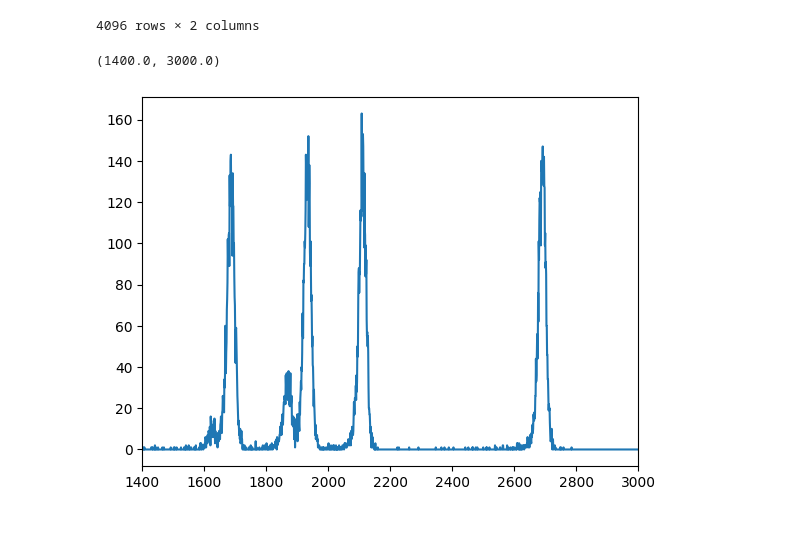
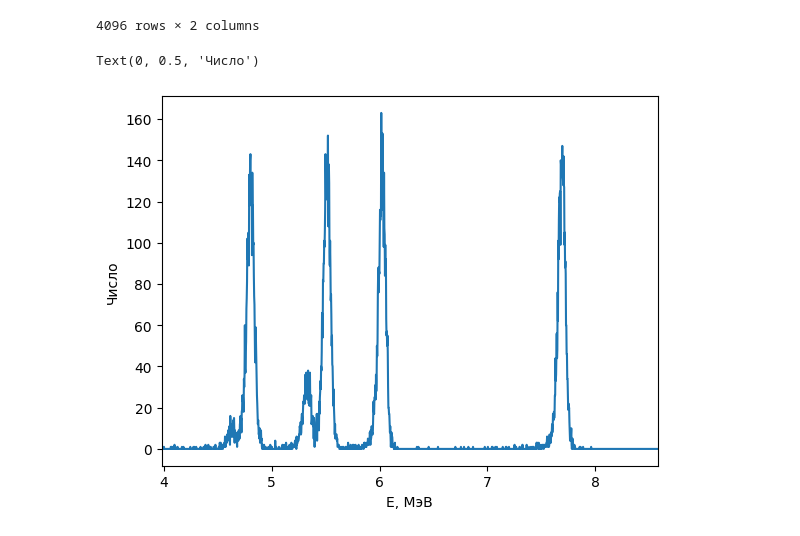
Before and after one commit to 4EFI/MIPT-Labs, a Jupyter notebook: 5_sem/Lab_5.5.2/calc/calc.ipynb, the cells around one changed output. Drawn from its saved outputs; the diff is of its cells as text; code cells hidden in the pictures.

```diff
--- a/5_sem/Lab_5.5.2/calc/calc.ipynb
+++ b/5_sem/Lab_5.5.2/calc/calc.ipynb
@@ -12,3 +14,23 @@ library_dir = repo.working_tree_dir + '/lib'
 sys.path.insert(0, library_dir)
 
 import miptlib as mipt
+# %%
+N = np.array([1677.0, 1930., 2100., 2690.])
+E = np.array([4.784, 5.490, 6.002, 7.687])
+
+mipt.plot(N, E, unique_marker='+')
+plt.xlabel("Канал, N")
+plt.ylabel("МэВ")
+
+mnk_tab = mipt.mnk(N, E).data
+
+A = mnk_tab['a'][0]
+B = mnk_tab['b'][0]
+dA = mnk_tab['da'][0]
+dB = mnk_tab['db'][0]
+
+print('$$ a = ({:.2f} \\pm {:.2f}) \\cdot 10^{{-3}} \\; \\frac{{ \\text{{МэВ}} }}{{ \\text{{кан.}} }}$$'
+      .format(A * 1000, dA * 1000))
+
+print('$$ b = ({:.2f} \\pm {:.2f}) \\; \\text{{МэВ}}$$'
+      .format(B, dB))
@@ -30,11 +56,13 @@ Ra
 | 4095 | 4096 | 0 |
 4096 rows × 2 columns
 # %%
-channels = Ra['Channel']
+channels = Ra['Channel'] * A + B
 counts = Ra['Counts']
 
 mipt.plot(channels, counts, func=None, unique_marker='-')
-plt.xlim(1400, 3000)
+plt.xlim(1400*A + B, 3000*A + B)
+plt.xlabel("E, МэВ")
+plt.ylabel("Число")
 # %% [output]
-(1400.0, 3000.0)
+Text(0, 0.5, 'Число')
-[figure, old version]
+[figure, new version]
```
Also changed, not shown: parts of 10 cells of this notebook, 31 other files.
